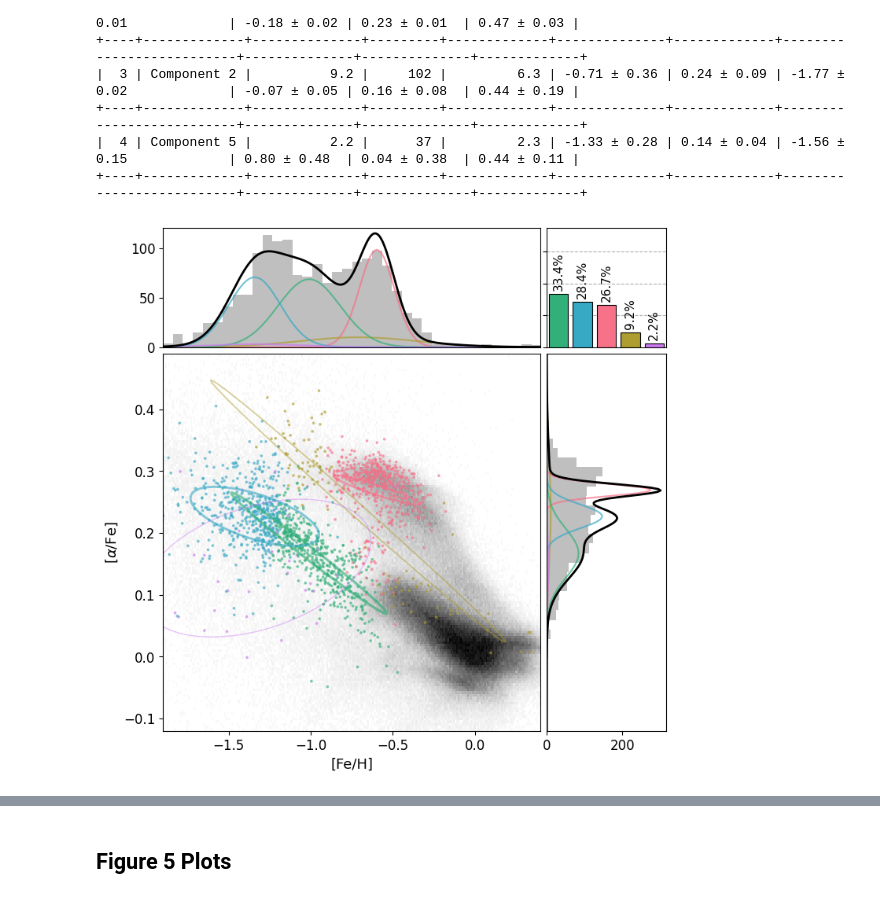
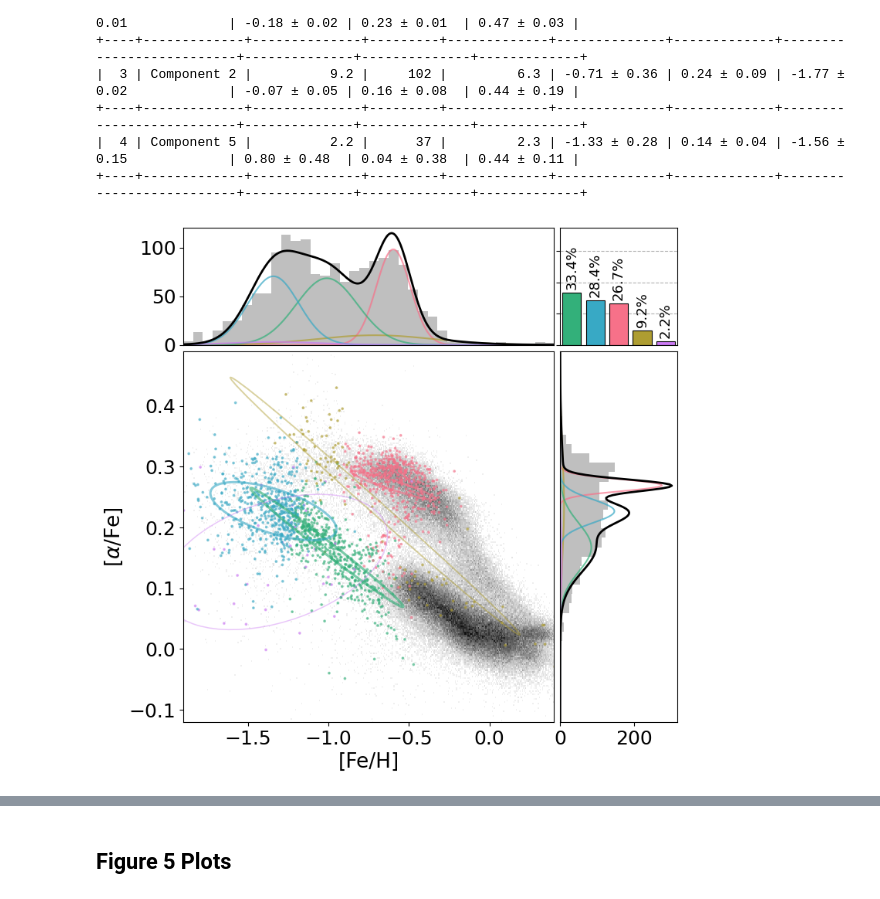
Before and after one commit to JacobTutt/Galactic_Evol_Clustering, a Jupyter notebook: notebooks/3_apogee_unscaled_pipeline.ipynb, the cells around one changed output, grey strips where cells are left out. Saved outputs shown, nothing was run; the diff lists cells and outputs as text; code cells hidden in the pictures.

Commit message:
Update background historgams with optional google drive dowload

```diff
--- a/notebooks/3_apogee_unscaled_pipeline.ipynb
+++ b/notebooks/3_apogee_unscaled_pipeline.ipynb
@@ -16,6 +16,16 @@ from astropy.table import Table
 # %%
 # Set true to rerun XD analysis - approx 10 hours for 100 iterations with 3 repeats per gaussian component
 rerun_XD = False
+
+
+# This is whether the full plotting datafile for the background has been obtained from the Google Drive
+plot_background = False
+
+# Set background option
+if plot_background:
+    background = 'data/raw/Total_Apogee/ApogeeDR17_backgroundplots.fits'
+else:
+    background = None
 # %% [markdown]
 ## **Importing/ Filtering Apogee Data**
 # %%
@@ -148,13 +158,13 @@ Summary of GMM Fit Result for GALAH-Gaia Sample
 # %%
 apogee_pipeline.plot_XD( x_key = 'fe_h', y_key='alpha_m',
     z_score=2,
-    full_survey_file='data/raw/Total_Apogee/ApogeeDR17_allStarLite.fits',
+    full_survey_file=background,
     # color_palette=["green", "blue", "magenta", "lightskyblue", "cyan", "darkorange", "red"
     # ],
     xlim = (-1.9, 0.4), ylim=(-0.12, 0.49),
 )
 # %% [output]
-[figure, old version]
+[figure, new version]
 # %%
 apogee_pipeline.plot_XD( x_key = 'fe_h', y_key='E_50',
     z_score=2,
```
Also changed, not shown: parts of 7 cells of this notebook, 4 other files.
